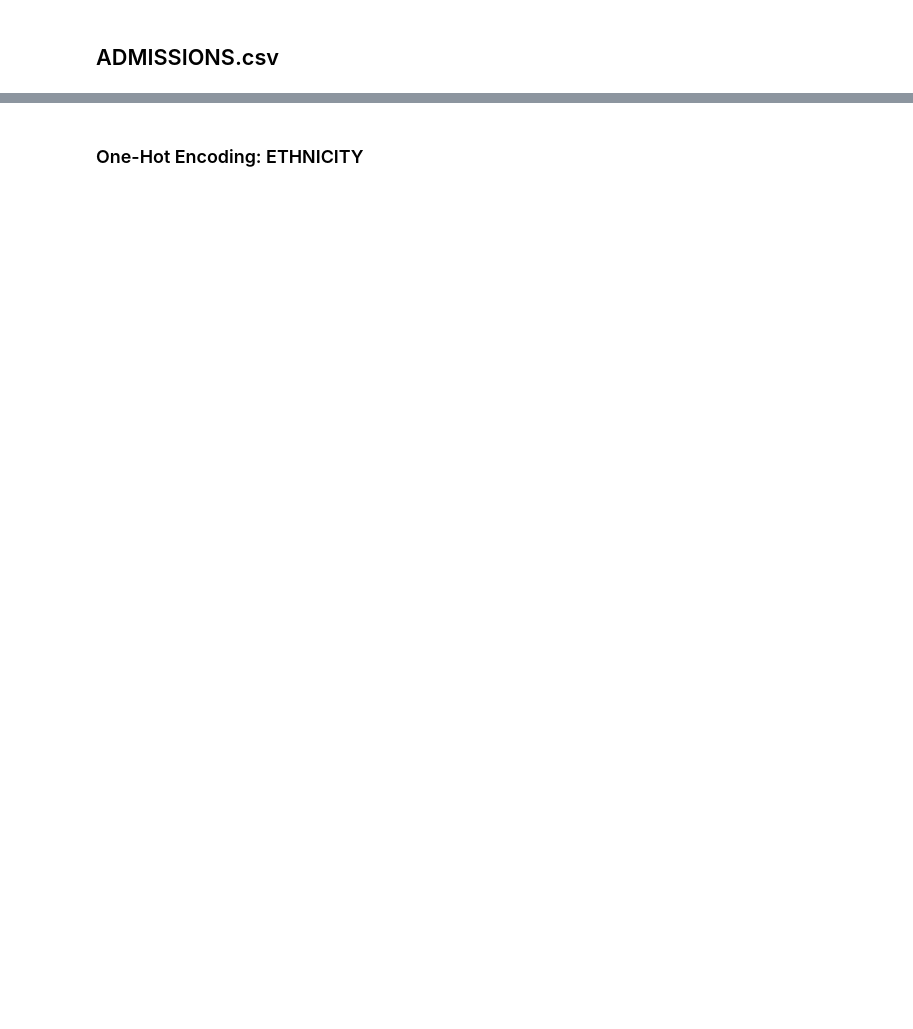
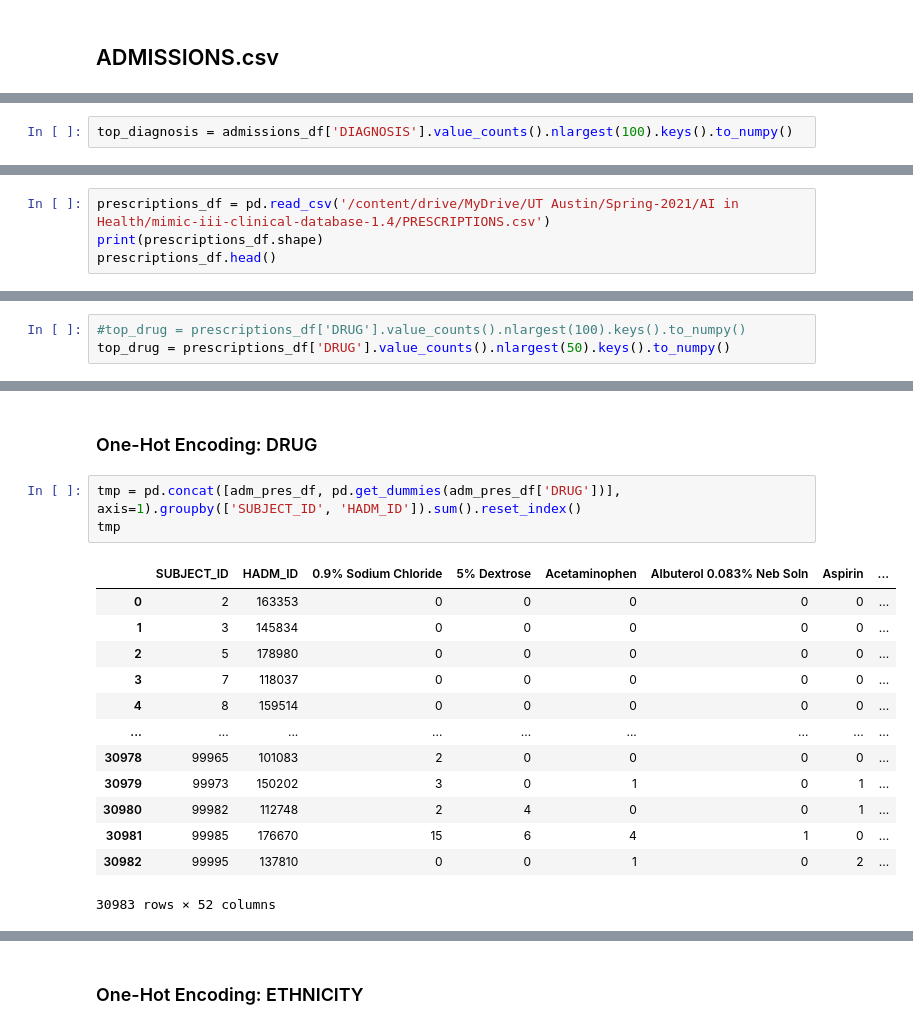
Before and after one commit to dsw2xxx/mimic-III-social-injustice, a Jupyter notebook: Medication_Race.ipynb, the cells around one changed output, grey strips where cells are left out. Saved outputs shown, nothing was run; the diff lists cells and outputs as text; blank space fills up the shorter version.

```diff
--- a/Medication_Race.ipynb
+++ b/Medication_Race.ipynb
@@ -262,0 +120,2 @@ df_admissions['MARITAL_STATUS'].replace('UNKNOWN (DEFAULT)', 'UNKNOWN', inplace=
+# %%
+top_diagnosis = admissions_df['DIAGNOSIS'].value_counts().nlargest(100).keys().to_numpy()
@@ -262,0 +124,4 @@ df_admissions['MARITAL_STATUS'].replace('UNKNOWN (DEFAULT)', 'UNKNOWN', inplace=
+# %%
+prescriptions_df = pd.read_csv('/content/drive/MyDrive/UT Austin/Spring-2021/AI in Health/mimic-iii-clinical-database-1.4/PRESCRIPTIONS.csv')
+print(prescriptions_df.shape)
+prescriptions_df.head()
@@ -262,0 +138,3 @@ df_admissions['MARITAL_STATUS'].replace('UNKNOWN (DEFAULT)', 'UNKNOWN', inplace=
+# %%
+#top_drug = prescriptions_df['DRUG'].value_counts().nlargest(100).keys().to_numpy()
+top_drug = prescriptions_df['DRUG'].value_counts().nlargest(50).keys().to_numpy()
@@ -262,0 +158,19 @@ df_admissions['MARITAL_STATUS'].replace('UNKNOWN (DEFAULT)', 'UNKNOWN', inplace=
+# %% [markdown]
+### One-Hot Encoding: DRUG
+# %%
+tmp = pd.concat([adm_pres_df, pd.get_dummies(adm_pres_df['DRUG'])], axis=1).groupby(['SUBJECT_ID', 'HADM_ID']).sum().reset_index()
+tmp
+# %% [output]
+|  | SUBJECT_ID | HADM_ID | 0.9% Sodium Chloride | 5% Dextrose | Acetaminophen | Albuterol 0.083% Neb Soln | Aspirin | ... |
+| 0 | 2 | 163353 | 0 | 0 | 0 | 0 | 0 | ... |
+| 1 | 3 | 145834 | 0 | 0 | 0 | 0 | 0 | ... |
+| 2 | 5 | 178980 | 0 | 0 | 0 | 0 | 0 | ... |
+| 3 | 7 | 118037 | 0 | 0 | 0 | 0 | 0 | ... |
+| 4 | 8 | 159514 | 0 | 0 | 0 | 0 | 0 | ... |
+| ... | ... | ... | ... | ... | ... | ... | ... | ... |
+| 30978 | 99965 | 101083 | 2 | 0 | 0 | 0 | 0 | ... |
+| 30979 | 99973 | 150202 | 3 | 0 | 1 | 0 | 1 | ... |
+| 30980 | 99982 | 112748 | 2 | 4 | 0 | 0 | 1 | ... |
+| 30981 | 99985 | 176670 | 15 | 6 | 4 | 1 | 0 | ... |
+| 30982 | 99995 | 137810 | 0 | 0 | 1 | 0 | 2 | ... |
+30983 rows × 52 columns
```
Also changed, not shown: parts of 162 cells of this notebook.
